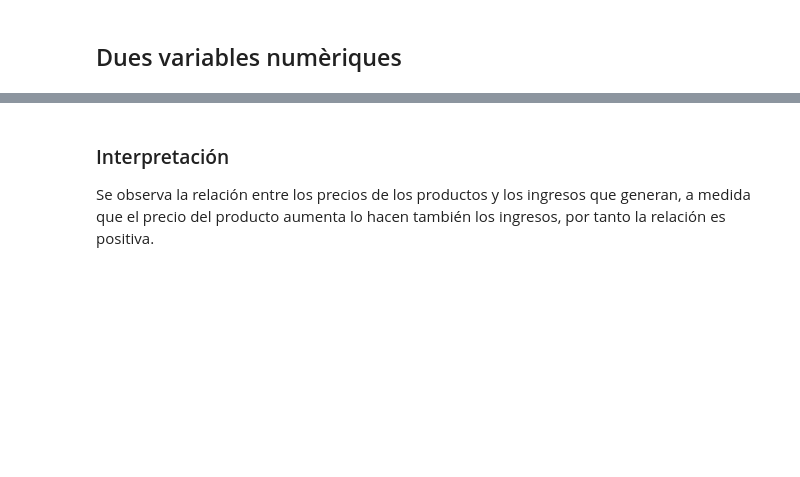
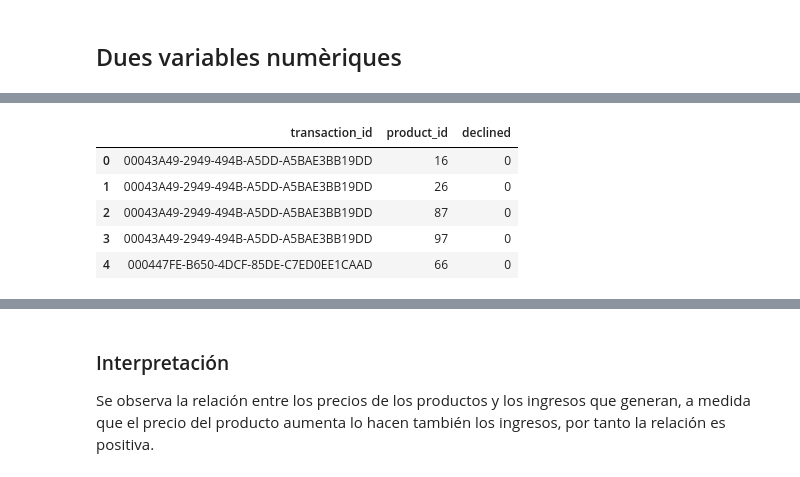
Before and after one commit to MartaTorrente/Data-Analytics, a Jupyter notebook: Python/Sprint 11/Sprint 11 Marta Torrente.ipynb, the cells around one changed output, grey strips where cells are left out. Drawn from its saved outputs; the diff is of its cells as text; code cells hidden in the pictures; blank space fills up the shorter version.

```diff
--- a/Python/Sprint 11/Sprint 11 Marta Torrente.ipynb
+++ b/Python/Sprint 11/Sprint 11 Marta Torrente.ipynb
@@ -147,0 +137,9 @@ plt.show()
+# %%
+transaction_product.head()
+# %% [output]
+|  | transaction_id | product_id | declined |
+| 0 | 00043A49-2949-494B-A5DD-A5BAE3BB19DD | 16 | 0 |
+| 1 | 00043A49-2949-494B-A5DD-A5BAE3BB19DD | 26 | 0 |
+| 2 | 00043A49-2949-494B-A5DD-A5BAE3BB19DD | 87 | 0 |
+| 3 | 00043A49-2949-494B-A5DD-A5BAE3BB19DD | 97 | 0 |
+| 4 | 000447FE-B650-4DCF-85DE-C7ED0EE1CAAD | 66 | 0 |
```
Also changed, not shown: parts of 6 cells of this notebook, 2 other files.
